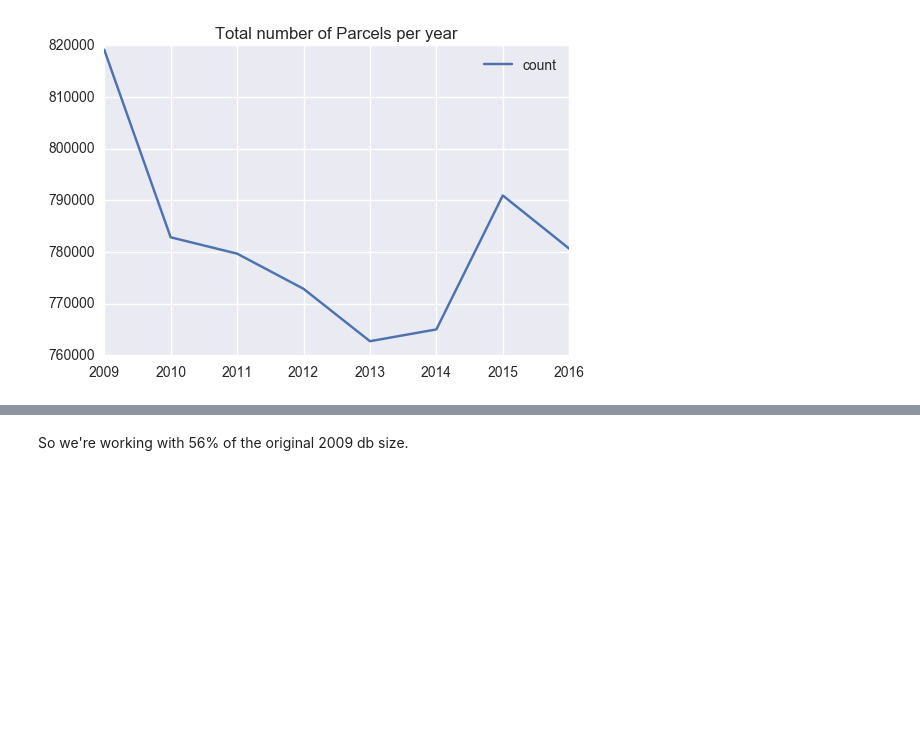
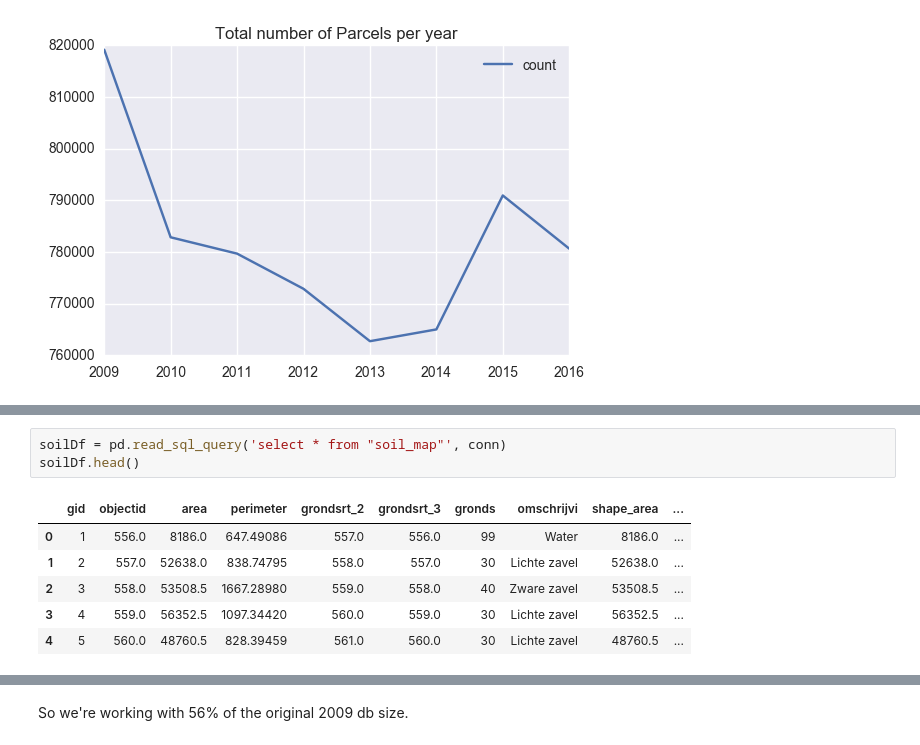
Before and after one commit to olix20/netherlands_crops_prediction, a Jupyter notebook: Predict Crops .ipynb, the cells around one changed output, grey strips where cells are left out. Drawn from its saved outputs; the diff is of its cells as text; blank space fills up the shorter version.

```diff
--- a/Predict Crops .ipynb
+++ b/Predict Crops .ipynb
@@ -107,3 +115,13 @@ nulls in year 2015:  258764
+# %%
+soilDf = pd.read_sql_query('select * from "soil_map"', conn)
+soilDf.head()
+# %% [output]
+|  | gid | objectid | area | perimeter | grondsrt_2 | grondsrt_3 | gronds | omschrijvi | shape_area | ... |
+| 0 | 1 | 556.0 | 8186.0 | 647.49086 | 557.0 | 556.0 | 99 | Water | 8186.0 | ... |
+| 1 | 2 | 557.0 | 52638.0 | 838.74795 | 558.0 | 557.0 | 30 | Lichte zavel | 52638.0 | ... |
+| 2 | 3 | 558.0 | 53508.5 | 1667.28980 | 559.0 | 558.0 | 40 | Zware zavel | 53508.5 | ... |
+| 3 | 4 | 559.0 | 56352.5 | 1097.34420 | 560.0 | 559.0 | 30 | Lichte zavel | 56352.5 | ... |
+| 4 | 5 | 560.0 | 48760.5 | 828.39459 | 561.0 | 560.0 | 30 | Lichte zavel | 48760.5 | ... |
 # %%
 df_noNA = refDf.dropna()
 df_noNA = df_noNA.sample(frac=1)
```
Also changed, not shown: parts of 15 cells of this notebook.
